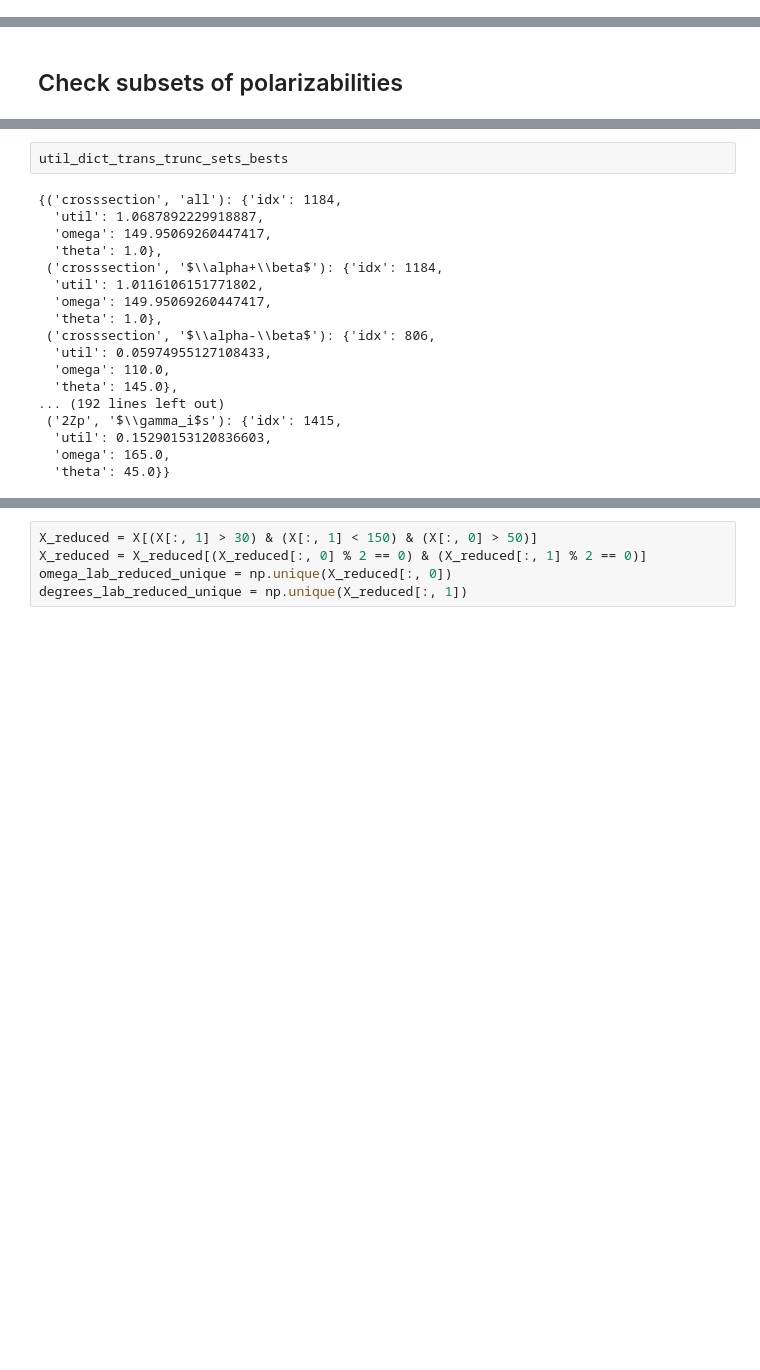
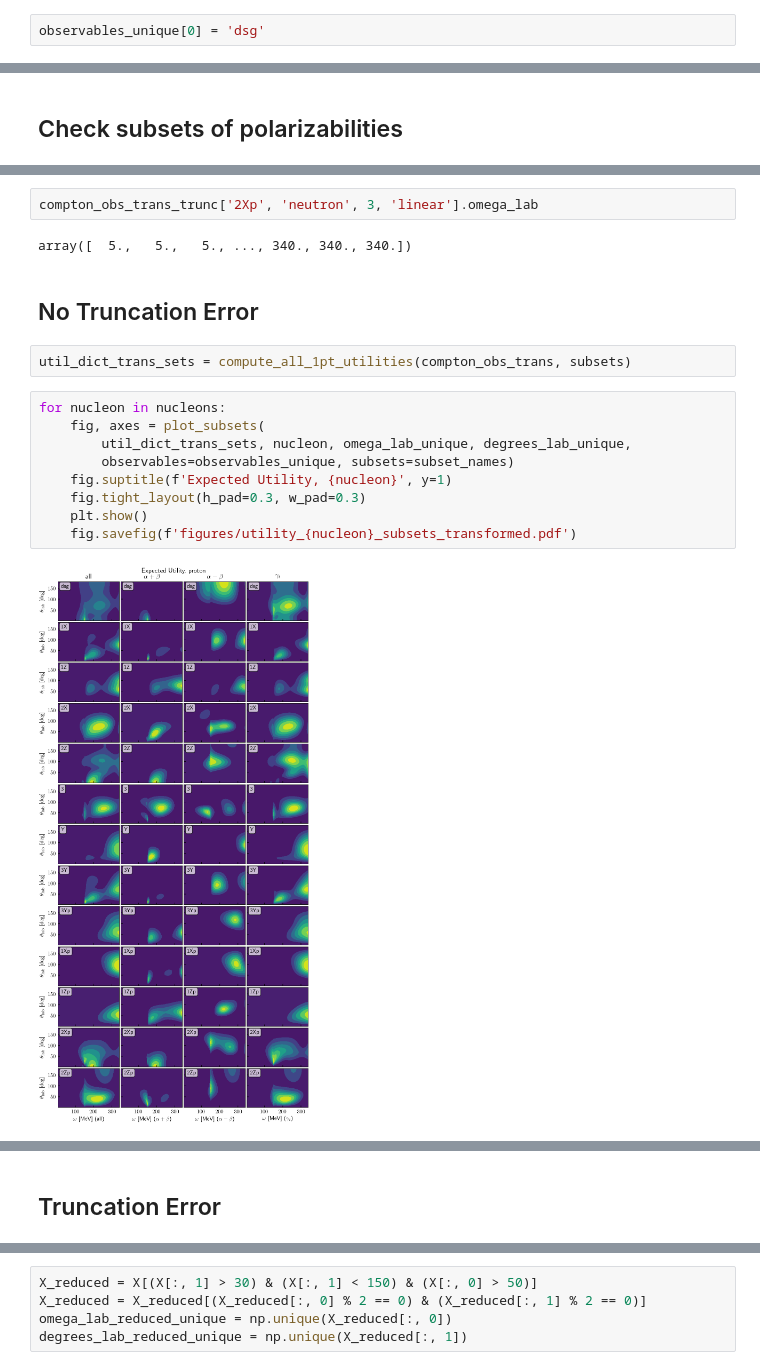
Before and after one commit to buqeye/compton-scattering, a Jupyter notebook: notebooks/different_utilities.ipynb, the cells around one changed output, grey strips where cells are left out. Saved outputs shown, nothing was run; the diff lists cells and outputs as text; blank space fills up the shorter version.

```diff
--- a/notebooks/different_utilities.ipynb
+++ b/notebooks/different_utilities.ipynb
@@ -31,3 +41,5 @@ n_angle = len(degrees_lab_unique)
+# %%
+observables_unique[0] = 'dsg'
 # %%
 from sklearn.utils.extmath import cartesian
 X = cartesian([omega_lab_unique, degrees_lab_unique])
@@ -325,20 +267,19 @@ $\gamma_i$s 1.0 1.5255383448988933 [1.         1.05255383 1.10510767 1.1576615
-# %%
-util_dict_trans_trunc_sets_bests
-# %% [output]
-{('crosssection', 'all'): {'idx': 1184,
-  'util': 1.0687892229918887,
-  'omega': 149.95069260447417,
-  'theta': 1.0},
- ('crosssection', '$\\alpha+\\beta$'): {'idx': 1184,
-  'util': 1.0116106151771802,
-  'omega': 149.95069260447417,
-  'theta': 1.0},
- ('crosssection', '$\\alpha-\\beta$'): {'idx': 806,
-  'util': 0.05974955127108433,
-  'omega': 110.0,
-  'theta': 145.0},
-... (192 lines left out)
- ('2Zp', '$\\gamma_i$s'): {'idx': 1415,
-  'util': 0.15290153120836603,
-  'omega': 165.0,
-  'theta': 45.0}}
+# %%
+compton_obs_trans_trunc['2Xp', 'neutron', 3, 'linear'].omega_lab
+# %% [output]
+array([  5.,   5.,   5., ..., 340., 340., 340.])
+# %% [markdown]
+## No Truncation Error
+# %%
+util_dict_trans_sets = compute_all_1pt_utilities(compton_obs_trans, subsets)
+# %%
+for nucleon in nucleons:
+    fig, axes = plot_subsets(
+        util_dict_trans_sets, nucleon, omega_lab_unique, degrees_lab_unique,
+        observables=observables_unique, subsets=subset_names)
+    fig.suptitle(f'Expected Utility, {nucleon}', y=1)
+    fig.tight_layout(h_pad=0.3, w_pad=0.3)
+    plt.show()
+    fig.savefig(f'figures/utility_{nucleon}_subsets_transformed.pdf')
+# %% [output]
+[figure, added]
@@ -344,0 +287,2 @@ util_dict_trans_trunc_sets_bests
+# %% [markdown]
+## Truncation Error
```
Also changed, not shown: parts of 62 cells of this notebook, 4 other files.
